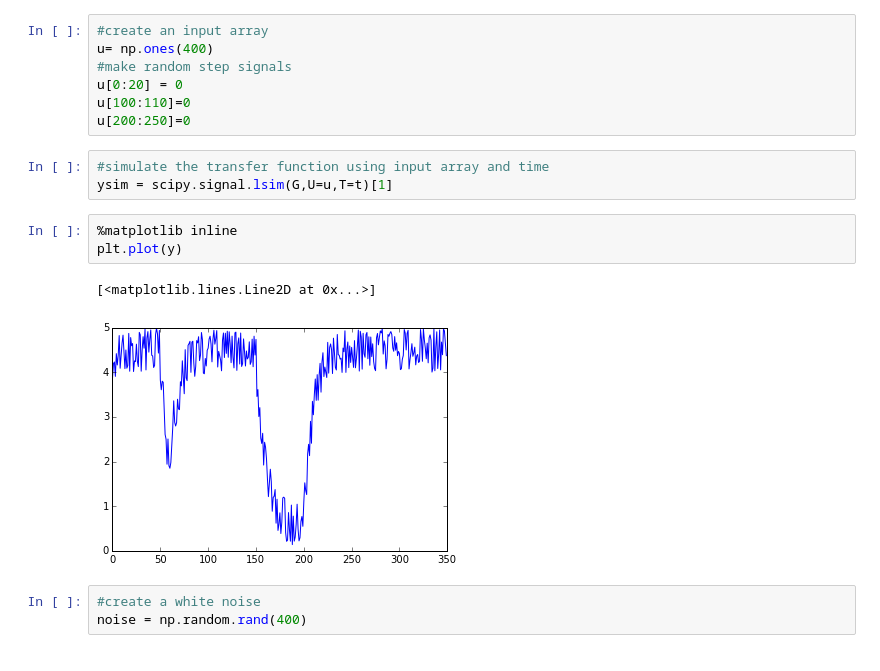
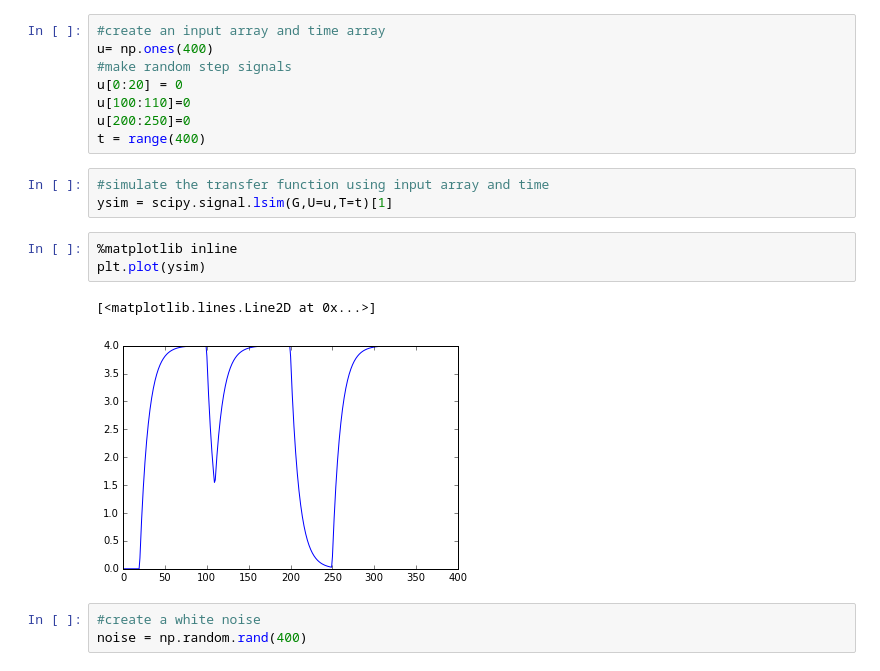
Before and after one commit to sivarammurugan/Ipython-notebooks-for-process-dynamics-and-control, a Jupyter notebook: FIR modelling.ipynb, the cells around one changed output. Drawn from its saved outputs; the diff is of its cells as text.

```diff
--- a/FIR modelling.ipynb
+++ b/FIR modelling.ipynb
@@ -10,21 +10,22 @@ import numpy as np
 #create a lti
 G = scipy.signal.lti([4],[10,1])
 # %%
-#create an input array
+#create an input array and time array
 u= np.ones(400)
 #make random step signals
 u[0:20] = 0
 u[100:110]=0
 u[200:250]=0
+t = range(400)
 # %%
 #simulate the transfer function using input array and time
 ysim = scipy.signal.lsim(G,U=u,T=t)[1]
 # %%
 %matplotlib inline
-plt.plot(y)
+plt.plot(ysim)
 # %% [output]
 [<matplotlib.lines.Line2D at 0x...>]
-[figure, old version]
+[figure, new version]
 # %%
 #create a white noise
 noise = np.random.rand(400)
```
Also changed, not shown: parts of 2 cells of this notebook.
